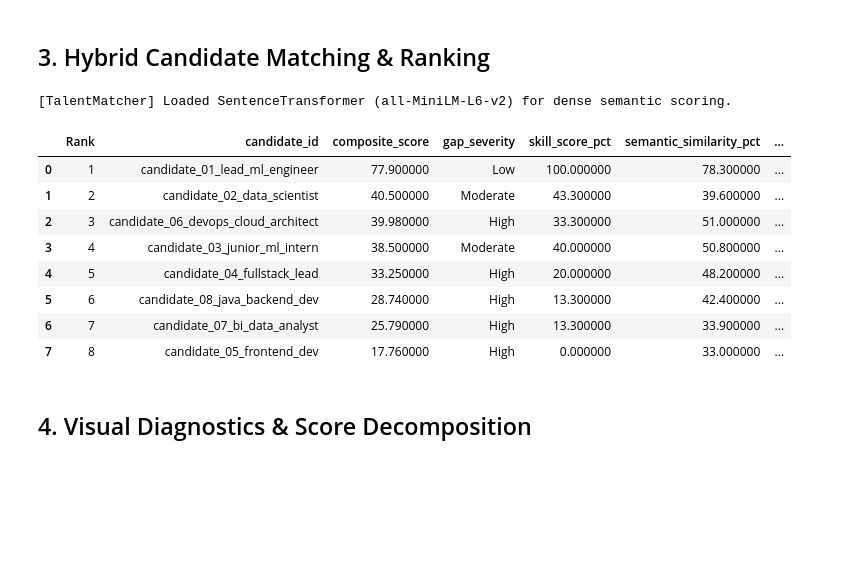
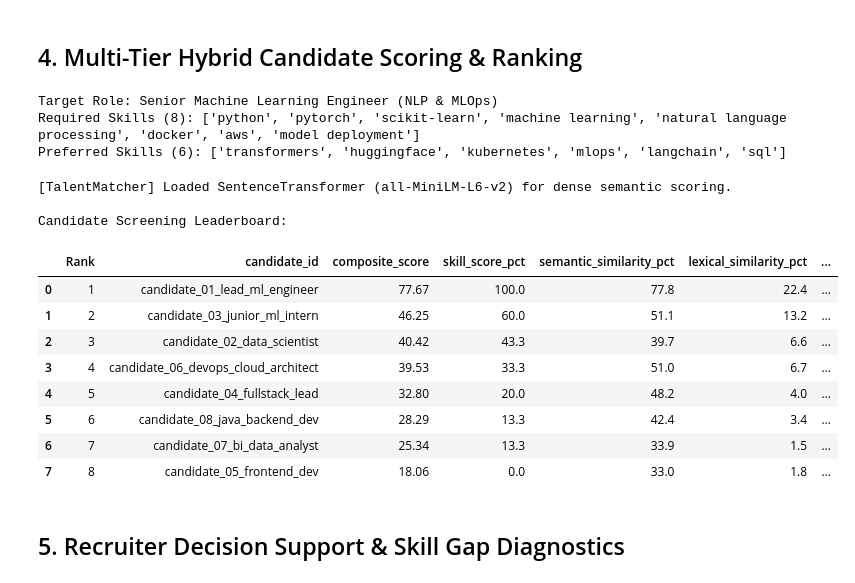
Before and after one commit to Jhansi48/FUTURE_ML_03, a Jupyter notebook: notebooks/03_resume_screening_system.ipynb, the cells around one changed output. Cells and saved outputs as stored; diff of their text form; code cells hidden in the pictures; blank space fills up the shorter version.

```diff
--- a/notebooks/03_resume_screening_system.ipynb
+++ b/notebooks/03_resume_screening_system.ipynb
@@ -41,0 +48,13 @@ print("? TalentMatch ML environment initialized. Python:", sys.version.split()[0
+# %%
+resumes_dir = os.path.join('..', 'data', 'resumes')
+jds_dir = os.path.join('..', 'data', 'job_descriptions')
+
+generate_sample_resumes(resumes_dir)
+generate_sample_job_descriptions(jds_dir)
+
+resume_files = [os.path.join(resumes_dir, f) for f in os.listdir(resumes_dir) if f.endswith(('.docx', '.txt', '.pdf'))]
+candidate_profiles = [parse_resume(f) for f in resume_files]
+
+print(f"Total Candidate Resumes Ingested: {len(candidate_profiles)}")
+for c in candidate_profiles:
+    print(f"-> {c['candidate_id']:<38} | Format: {os.path.splitext(c['filepath'])[1]} | Exp: {c['experience_years']} yrs | Edu: {c['education_level']}")
@@ -87,24 +108,34 @@ Preferred Skills (6): ['transformers', 'huggingface', 'kubernetes', 'mlops', 'la
 # %% [markdown]
-## 3. Hybrid Candidate Matching & Ranking
+## 4. Multi-Tier Hybrid Candidate Scoring & Ranking
-# %%
-matcher = TalentMatcher(use_dense_embeddings=True)
-candidate_profiles = [parse_resume(f) for f in resume_files]
-
-rankings_df = matcher.rank_candidates(candidate_profiles, target_jd)
-display(rankings_df[[
-    "Rank", "candidate_id", "composite_score", "gap_severity",
-    "skill_score_pct", "semantic_similarity_pct", "lexical_similarity_pct", "experience_years"
-]].style.highlight_max(subset=["composite_score"], color="#c7e9c0"))
-# %% [output]
-[TalentMatcher] Loaded SentenceTransformer (all-MiniLM-L6-v2) for dense semantic scoring.
-|  | Rank | candidate_id | composite_score | gap_severity | skill_score_pct | semantic_similarity_pct | ... |
-| 0 | 1 | candidate_01_lead_ml_engineer | 77.900000 | Low | 100.000000 | 78.300000 | ... |
-| 1 | 2 | candidate_02_data_scientist | 40.500000 | Moderate | 43.300000 | 39.600000 | ... |
-| 2 | 3 | candidate_06_devops_cloud_architect | 39.980000 | High | 33.300000 | 51.000000 | ... |
-| 3 | 4 | candidate_03_junior_ml_intern | 38.500000 | Moderate | 40.000000 | 50.800000 | ... |
-| 4 | 5 | candidate_04_fullstack_lead | 33.250000 | High | 20.000000 | 48.200000 | ... |
-| 5 | 6 | candidate_08_java_backend_dev | 28.740000 | High | 13.300000 | 42.400000 | ... |
-| 6 | 7 | candidate_07_bi_data_analyst | 25.790000 | High | 13.300000 | 33.900000 | ... |
-| 7 | 8 | candidate_05_frontend_dev | 17.760000 | High | 0.000000 | 33.000000 | ... |
-# %% [markdown]
-## 4. Visual Diagnostics & Score Decomposition
+# %%
+jd_path = os.path.join(jds_dir, "job_senior_ml_engineer.json")
+with open(jd_path, "r", encoding="utf-8") as f:
+    job_description = json.load(f)
+
+print(f"Target Role: {job_description['title']}")
+print(f"Required Skills ({len(job_description['required_skills'])}): {job_description['required_skills']}")
+print(f"Preferred Skills ({len(job_description['preferred_skills'])}): {job_description['preferred_skills']}")
+
+matcher = TalentMatcher(use_dense_embeddings=True)
+rankings_df = matcher.rank_candidates(candidate_profiles, job_description)
+
+print("\nCandidate Screening Leaderboard:")
+display(rankings_df[["Rank", "candidate_id", "composite_score", "skill_score_pct", "semantic_similarity_pct", "lexical_similarity_pct", "exp_edu_fit_pct", "gap_severity"]])
+# %% [output]
+Target Role: Senior Machine Learning Engineer (NLP & MLOps)
+Required Skills (8): ['python', 'pytorch', 'scikit-learn', 'machine learning', 'natural language processing', 'docker', 'aws', 'model deployment']
+Preferred Skills (6): ['transformers', 'huggingface', 'kubernetes', 'mlops', 'langchain', 'sql']
+[TalentMatcher] Loaded SentenceTransformer (all-MiniLM-L6-v2) for dense semantic scoring.
+
+Candidate Screening Leaderboard:
+|  | Rank | candidate_id | composite_score | skill_score_pct | semantic_similarity_pct | lexical_similarity_pct | ... |
+| 0 | 1 | candidate_01_lead_ml_engineer | 77.67 | 100.0 | 77.8 | 22.4 | ... |
+| 1 | 2 | candidate_03_junior_ml_intern | 46.25 | 60.0 | 51.1 | 13.2 | ... |
+| 2 | 3 | candidate_02_data_scientist | 40.42 | 43.3 | 39.7 | 6.6 | ... |
+| 3 | 4 | candidate_06_devops_cloud_architect | 39.53 | 33.3 | 51.0 | 6.7 | ... |
+| 4 | 5 | candidate_04_fullstack_lead | 32.80 | 20.0 | 48.2 | 4.0 | ... |
+| 5 | 6 | candidate_08_java_backend_dev | 28.29 | 13.3 | 42.4 | 3.4 | ... |
+| 6 | 7 | candidate_07_bi_data_analyst | 25.34 | 13.3 | 33.9 | 1.5 | ... |
+| 7 | 8 | candidate_05_frontend_dev | 18.06 | 0.0 | 33.0 | 1.8 | ... |
+# %% [markdown]
+## 5. Recruiter Decision Support & Skill Gap Diagnostics
```
Also changed, not shown: parts of 17 cells of this notebook, 15 other files.
